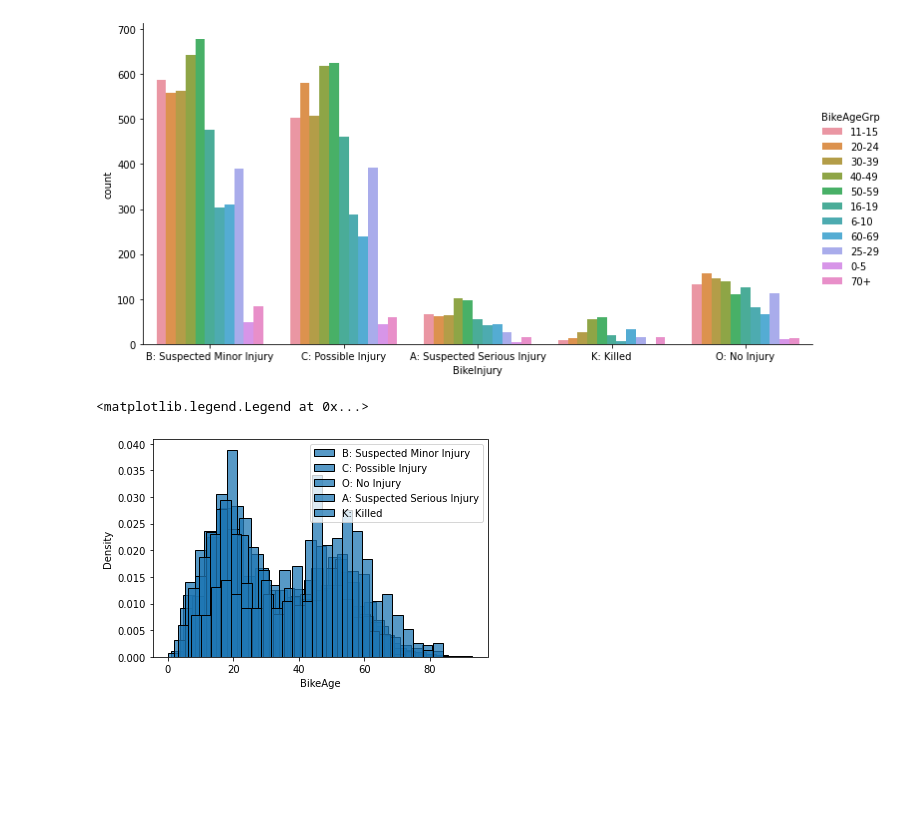
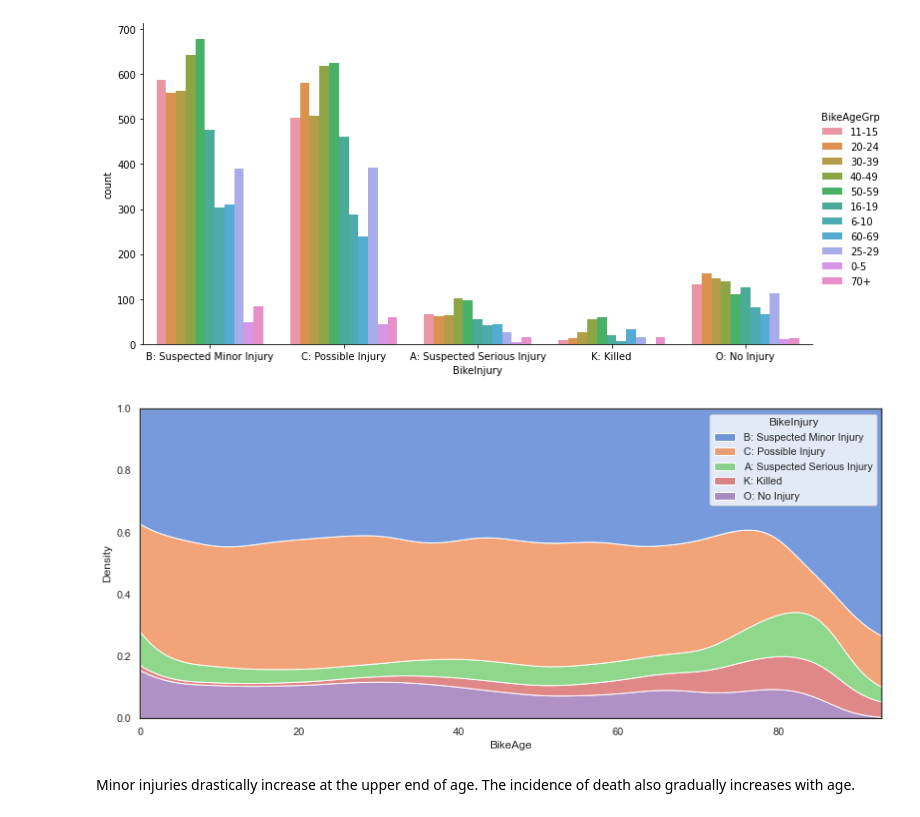
Before and after one commit to gchambers11/SpringBoard_Capstone_Two, a Jupyter notebook: Kaggle Capstone EDA.ipynb, the cells around one changed output. Cells and saved outputs as stored; diff of their text form; code cells hidden in the pictures; blank space fills up the shorter version.

```diff
--- a/Kaggle Capstone EDA.ipynb
+++ b/Kaggle Capstone EDA.ipynb
@@ -453,10 +453,13 @@ sns.catplot(x = 'BikeInjury', hue = 'BikeAgeGrp', data=bike, kind = 'count', asp
 # %% [output]
 <seaborn.axisgrid.FacetGrid at 0x...>
 [figure]
-# %%
-for kind in bike.BikeInjury.value_counts().index:
-    sns.histplot(bike[bike.BikeInjury == kind]['BikeAge'], label = kind, stat='density', bins = 25)
-plt.legend()
-# %% [output]
-<matplotlib.legend.Legend at 0x...>
-[figure, removed]
+# %%
+
+plt.figure(figsize=(14,6))
+sns.color_palette("ch:s=.25,rot=-.25", as_cmap=True)
+sns.kdeplot(x="BikeAge", hue="BikeInjury", fill=True, data=bike, multiple='fill', cut=0)
+plt.show()
+# %% [output]
+[figure, added]
+# %% [markdown]
+Minor injuries drastically increase at the upper end of age. The incidence of death also gradually increases with age.
```
Also changed, not shown: parts of 1 cell of this notebook.
